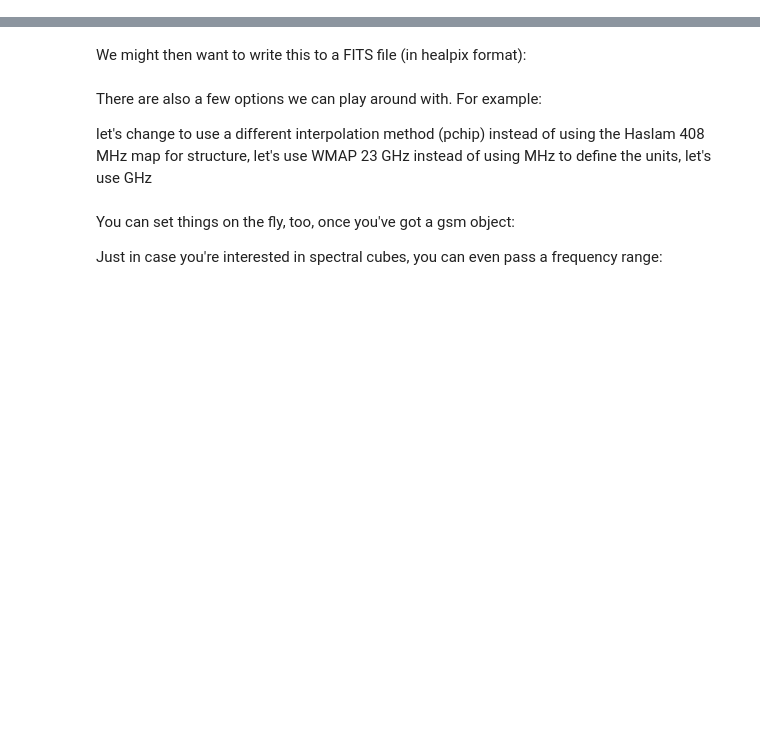
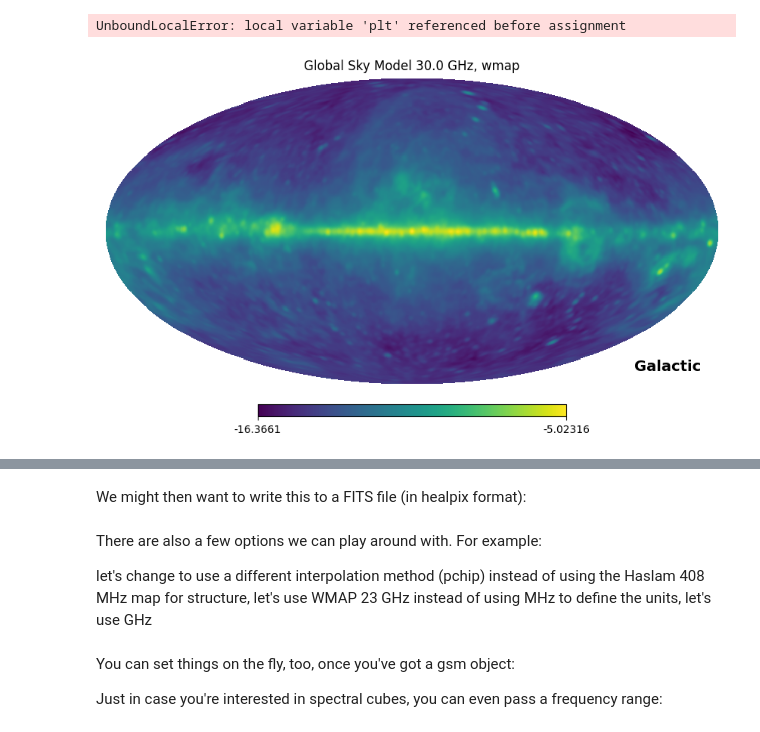
Before and after one commit to 3c279/code4mia, a Jupyter notebook: SkyModelAuger.ipynb, the cells around one changed output, grey strips where cells are left out. Saved outputs shown, nothing was run; the diff lists cells and outputs as text; code cells hidden in the pictures; blank space fills up the shorter version.

```diff
--- a/SkyModelAuger.ipynb
+++ b/SkyModelAuger.ipynb
@@ -5,0 +16,7 @@ from pygsm import GlobalSkyModel
+# %%
+gsm = GlobalSkyModel(freq_unit='GHz', interpolation='pchip', basemap='wmap')
+gsm.generate(30) # Generate at 30 GHz
+gsm.view(logged=True)
+# %% [output]
+UnboundLocalError: local variable 'plt' referenced before assignment
+[figure, added]
```
Also changed, not shown: parts of 9 cells of this notebook.
